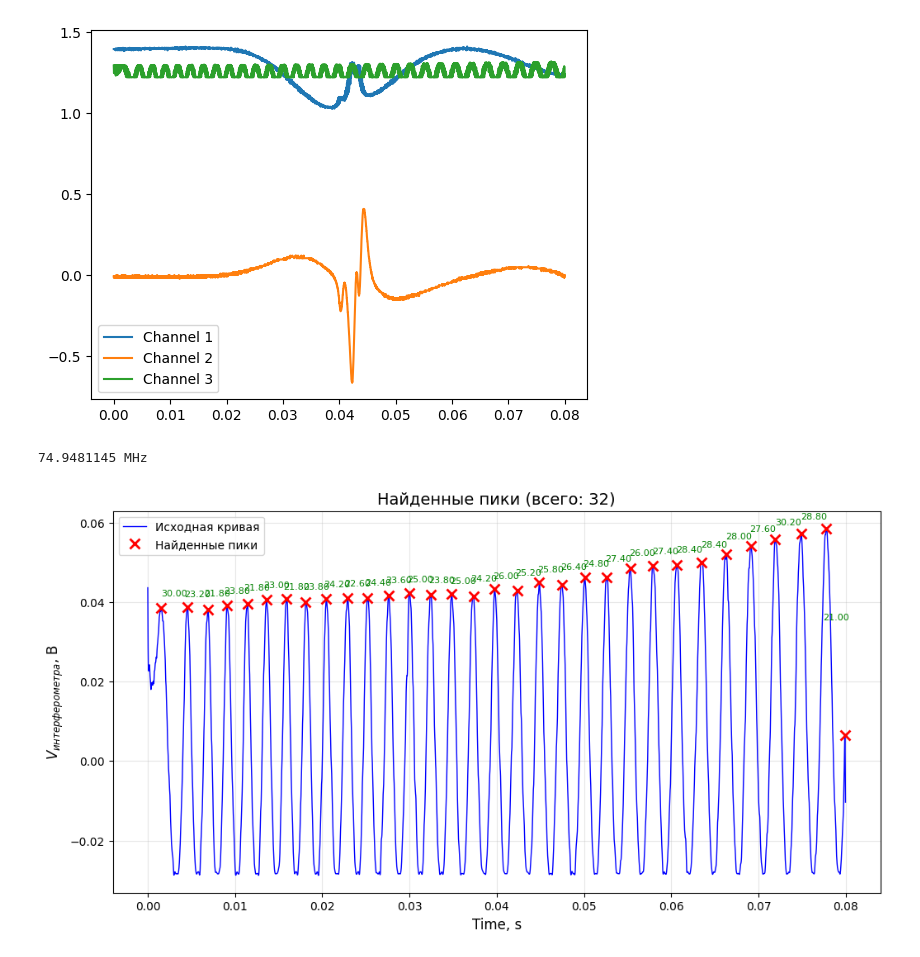
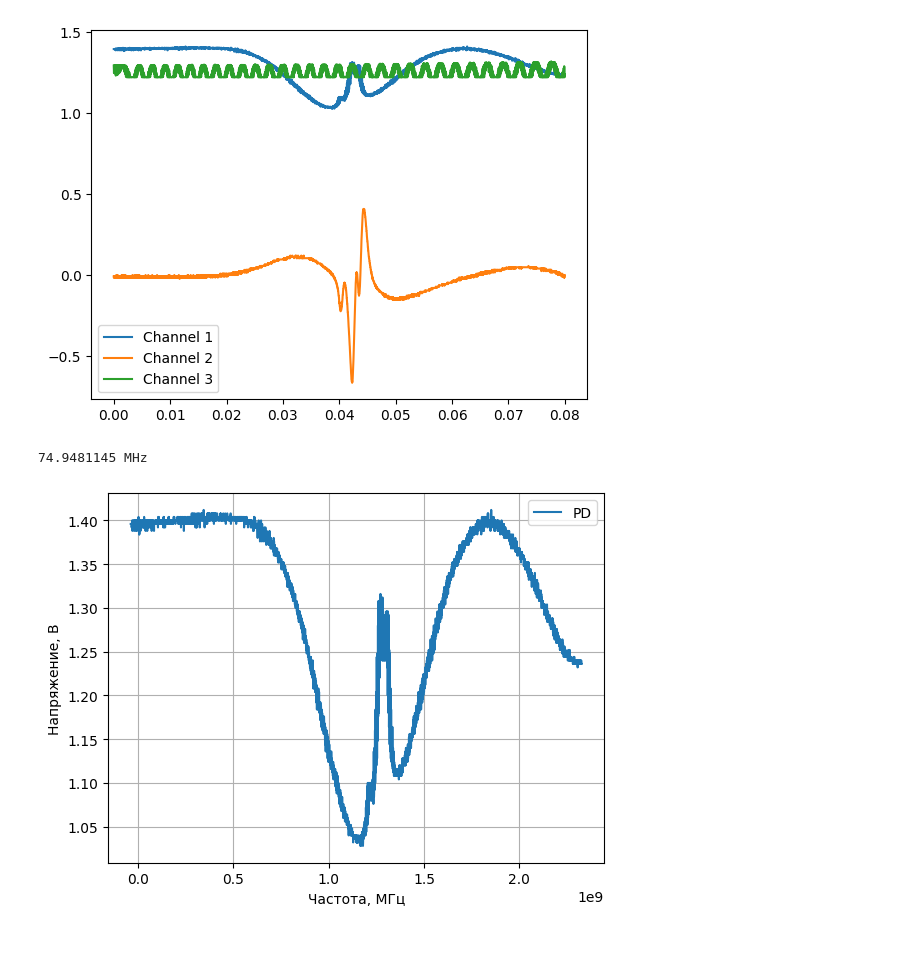
Before and after one commit to RedBrean/term2, a Jupyter notebook: term6/labs/Rb_II_data/rb.ipynb, the cells around one changed output. Cells and saved outputs as stored; diff of their text form; code cells hidden in the pictures.

```diff
--- a/term6/labs/Rb_II_data/rb.ipynb
+++ b/term6/labs/Rb_II_data/rb.ipynb
@@ -118,38 +118,57 @@ def find_peaks_and_make_nu(data):
     # print(f"  Мин: {np.min(distances)*10000:.2f}")
     # print(f"  Макс: {np.max(distances)*10000:.2f}")
 
     # Оформление графика
     ax.set_xlabel("Time, s", fontsize=12)
     ax.set_ylabel("$V_{интерферометра}$, В", fontsize=12)
     ax.set_title(f"Найденные пики (всего: {len(peaks)})", fontsize=14)
     ax.legend(loc='best')
     ax.grid(True, alpha=0.3)
 
     # plt.tight_layout()
     # plt.show()
 
     return peaks_x, distances, fig
 
 
 def data_parse(file_name):
     raw_data = parse_data_file(file_name)
     data = pd.DataFrame()
     data["Time, s"] = raw_data["Time, s"]
     data["Interferometer"] = raw_data["V_3"]
+    data["PD"] = raw_data["V_1"]
     b, a = sp.signal.butter(3, [0.01,100000], btype='band', fs=1000000)
     data["Interferometer"] = sp.signal.filtfilt(b, a, data["Interferometer"])
-    peaks_x, distances, fig = find_peaks_and_make_nu(data)
-    display(fig)
-
+    peaks_x, distances, fig_peaks = find_peaks_and_make_nu(data)
     def delta_nu(t):
-        i = len(peaks_x[peaks_x<t])-1
-        if i < 0 or i >= len(peaks_x) - 1:
-            raise ValueError("t вне диапазона пиков интерферометра")
-        return dnu*(i + (t-peaks_x[i])/(peaks_x[i+1]-peaks_x[i]))
+        if t < peaks_x[0]:
+            # Extrapolate using first interval
+            dt = peaks_x[1] - peaks_x[0]
+            fraction = (t - peaks_x[0]) / dt
+            return dnu * fraction
+        elif t > peaks_x[-1]:
+            # Extrapolate using last interval
+            dt = peaks_x[-1] - peaks_x[-2]
+            fraction = (t - peaks_x[-1]) / dt
+            return dnu * (len(peaks_x) - 1 + fraction)
+        else:
+            # Original logic
+            i = len(peaks_x[peaks_x < t]) - 1
+            fraction = (t - peaks_x[i]) / (peaks_x[i+1] - peaks_x[i])
+            return dnu * (i + fraction)
 
 
+    data["nu"] = data["Time, s"].apply(delta_nu)
+
+    fig_PD, ax_PD = plt.subplots()
+    ax_PD.plot(data["nu"], data["PD"], label="PD")
+    ax_PD.set_xlabel("Частота, МГц")
+    ax_PD.set_ylabel("Напряжение, В")
+    ax_PD.legend()
+    ax_PD.grid()
+    display(fig_PD)
 
 data_parse("85_F3_SD.txt")
 # %% [output]
 74.9481145 MHz
-[figure, old version]
+[figure, new version]
```
